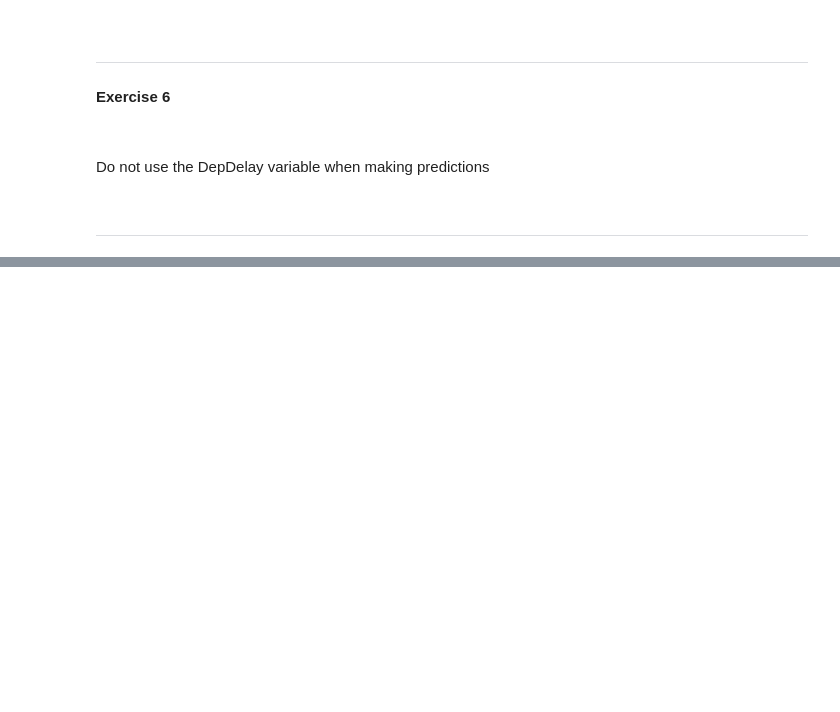
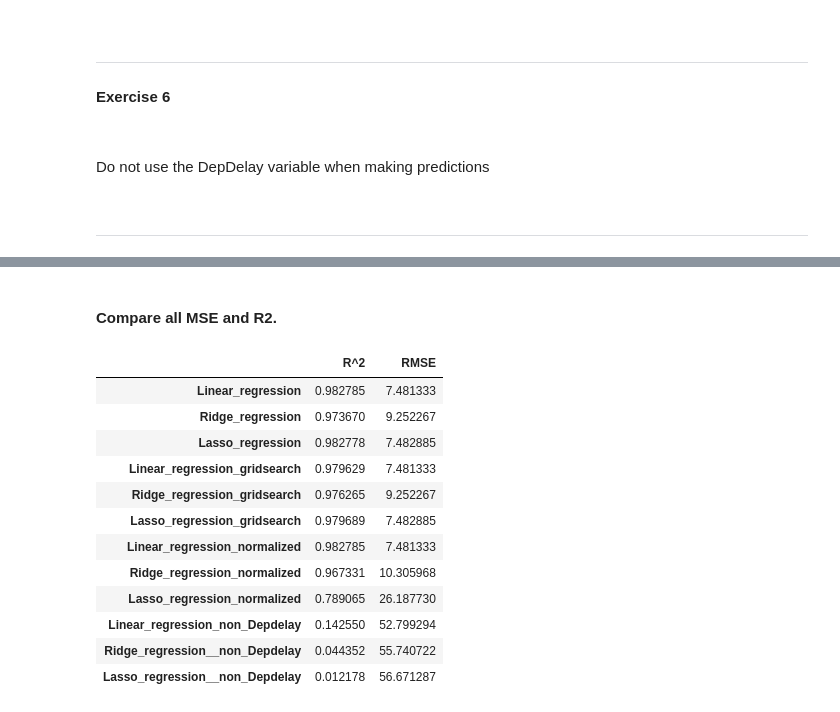
Before and after one commit to Pevicsanch/Supervised-Learning-regressio, a Jupyter notebook: s09_t02_Regression_Models.ipynb, the cells around one changed output, grey strips where cells are left out. Cells and saved outputs as stored; diff of their text form; code cells hidden in the pictures; blank space fills up the shorter version.

```diff
--- a/s09_t02_Regression_Models.ipynb
+++ b/s09_t02_Regression_Models.ipynb
@@ -79,0 +768,23 @@ ___
+# %%
+# Setup the pipeline steps: steps
+steps = [ ("normalizer", MinMaxScaler()),
+            ("lasso", Lasso(warm_start=True,normalize=False, positive=True,fit_intercept=True))]
+
+# Create the pipeline: pipeline
+pipeline = Pipeline(steps)
+
+# Create train and test sets
+X_train, X_test, y_train, y_test = train_test_split(X,y, test_size=0.3, random_state=42)
+
+# Fit the pipeline to the training set
+
+lasso_norm = pipeline.fit(X_train,y_train)
+
+# # Predict on the test data: y_pred
+y_pred = lasso_norm.predict(X_test)
+
+# Compute and print the metrics
+r2_lasso_norm= lasso_norm.score(X_test, y_test)
+print("Tuned lasso R squared: {}".format(r2_lasso_norm))
+rmse_lasso_norm = np.sqrt(mean_squared_error(y_test,y_pred))
+print("Root Mean Squared Error: {}".format(rmse_lasso_norm))
@@ -89,3 +803,7 @@ Do not use the DepDelay variable when making predictions
 
 $~$
 ___
+# %%
+#drop DepDelay
+X = X.drop(["DepDelay"],axis=1)
+X_num = X_num.drop(["DepDelay"], axis=1)
@@ -92,3 +920,38 @@ ___
+# %% [markdown]
+
+#### Compare all MSE and R2.
+# %%
+# assign data of lists.
+data = {'R^2': [r2_reg, r2_ridge, r2_lasso, r2_reg_grid, r2_ridge_grid,
+                r2_lasso_grid, r2_reg_norm, r2_ridge_norm, r2_lasso_norm,r2_reg_norm_without,
+                r2_ridge_norm_without,r2_y_lasso_norm_without],
+        'RMSE': [rmse_reg, rmse_ridge, rmse_lasso, rmse_reg_grid, rmse_rigde_grid,
+                 rmse_lasso_grid, rmse_reg_nom, rmse_ridge_norm, rmse_lasso_norm,rmse_reg_nom_without,
+                 rmse_ridge_nom_without,rmse_y_lasso_nom_without]}
+
+# Creates pandas DataFrame
+df = pd.DataFrame(data, index=['Linear_regression',
+                               'Ridge_regression', 'Lasso_regression', "Linear_regression_gridsearch",
+                               "Ridge_regression_gridsearch", "Lasso_regression_gridsearch", "Linear_regression_normalized",
+                               "Ridge_regression_normalized", "Lasso_regression_normalized","Linear_regression_non_Depdelay",
+                               "Ridge_regression__non_Depdelay","Lasso_regression__non_Depdelay"])
+
+# print the dataframe
+df
+# %% [output]
+|  | R^2 | RMSE |
+| Linear_regression | 0.982785 | 7.481333 |
+| Ridge_regression | 0.973670 | 9.252267 |
+| Lasso_regression | 0.982778 | 7.482885 |
+| Linear_regression_gridsearch | 0.979629 | 7.481333 |
+| Ridge_regression_gridsearch | 0.976265 | 9.252267 |
+| Lasso_regression_gridsearch | 0.979689 | 7.482885 |
+| Linear_regression_normalized | 0.982785 | 7.481333 |
+| Ridge_regression_normalized | 0.967331 | 10.305968 |
+| Lasso_regression_normalized | 0.789065 | 26.187730 |
+| Linear_regression_non_Depdelay | 0.142550 | 52.799294 |
+| Ridge_regression__non_Depdelay | 0.044352 | 55.740722 |
+| Lasso_regression__non_Depdelay | 0.012178 | 56.671287 |
 # %% [markdown]
 $~$
 ___
```
Also changed, not shown: parts of 62 cells of this notebook.
